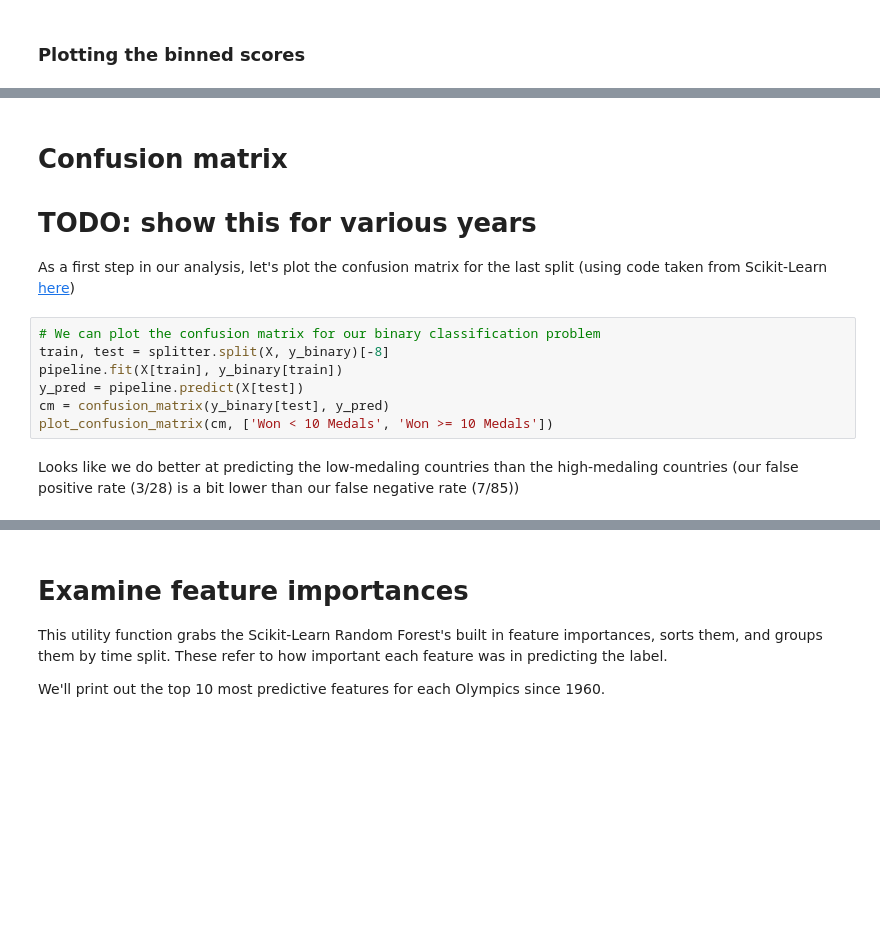
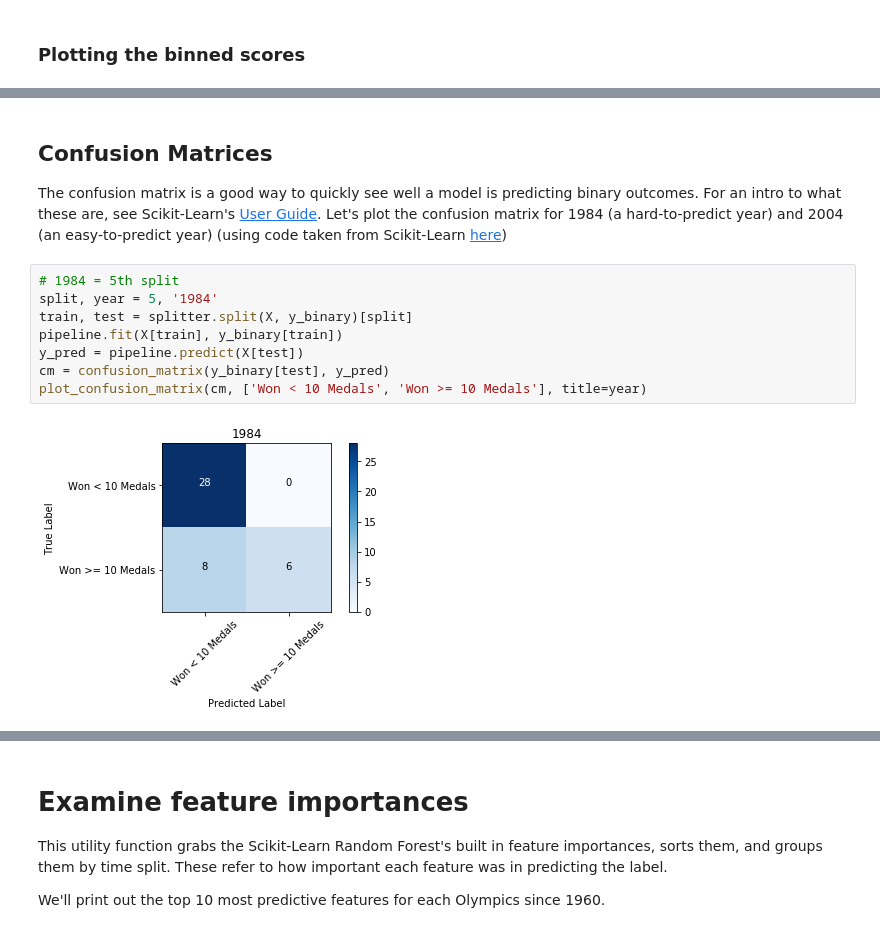
Before and after one commit to alteryx/predict-olympic-medals, a Jupyter notebook: FeaturetoolsPredictiveModelingSimple.ipynb, the cells around one changed output, grey strips where cells are left out. Saved outputs shown, nothing was run; the diff lists cells and outputs as text; blank space fills up the shorter version.

```diff
--- a/FeaturetoolsPredictiveModelingSimple.ipynb
+++ b/FeaturetoolsPredictiveModelingSimple.ipynb
@@ -288,13 +340,15 @@ Since this is a relatively easy machine learning problem, many different feature
 # %% [markdown]
-# Confusion matrix
-# TODO: show this for various years
-As a first step in our analysis, let's plot the confusion matrix for the last split (using code taken from Scikit-Learn [here](http://scikit-learn.org/stable/auto_examples/model_selection/plot_confusion_matrix.html#sphx-glr-auto-examples-model-selection-plot-confusion-matrix-py))
+## Confusion Matrices
+
+The confusion matrix is a good way to quickly see well a model is predicting binary outcomes. For an intro to what these are, see Scikit-Learn's [User Guide](http://scikit-learn.org/stable/modules/model_evaluation.html#confusion-matrix).
+Let's plot the confusion matrix for 1984 (a hard-to-predict year) and 2004 (an easy-to-predict year) (using code taken from Scikit-Learn [here](http://scikit-learn.org/stable/auto_examples/model_selection/plot_confusion_matrix.html#sphx-glr-auto-examples-model-selection-plot-confusion-matrix-py))
 # %%
-# We can plot the confusion matrix for our binary classification problem
-train, test = splitter.split(X, y_binary)[-8]
+# 1984 = 5th split
+split, year = 5, '1984'
+train, test = splitter.split(X, y_binary)[split]
 pipeline.fit(X[train], y_binary[train])
 y_pred = pipeline.predict(X[test])
 cm = confusion_matrix(y_binary[test], y_pred)
-plot_confusion_matrix(cm, ['Won < 10 Medals', 'Won >= 10 Medals'])
+plot_confusion_matrix(cm, ['Won < 10 Medals', 'Won >= 10 Medals'], title=year)
+# %% [output]
+[figure, added]
-# %% [markdown]
-Looks like we do better at predicting the low-medaling countries than the high-medaling countries (our false positive rate (3/28) is a bit lower than our false negative rate (7/85))
```
Also changed, not shown: parts of 39 cells of this notebook, 1 other file.
